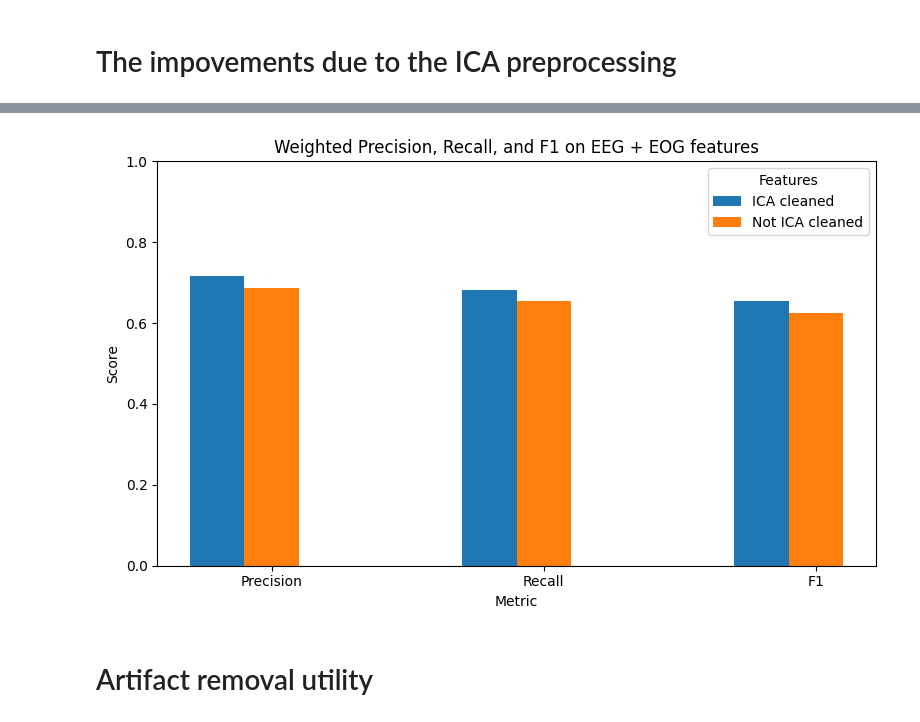
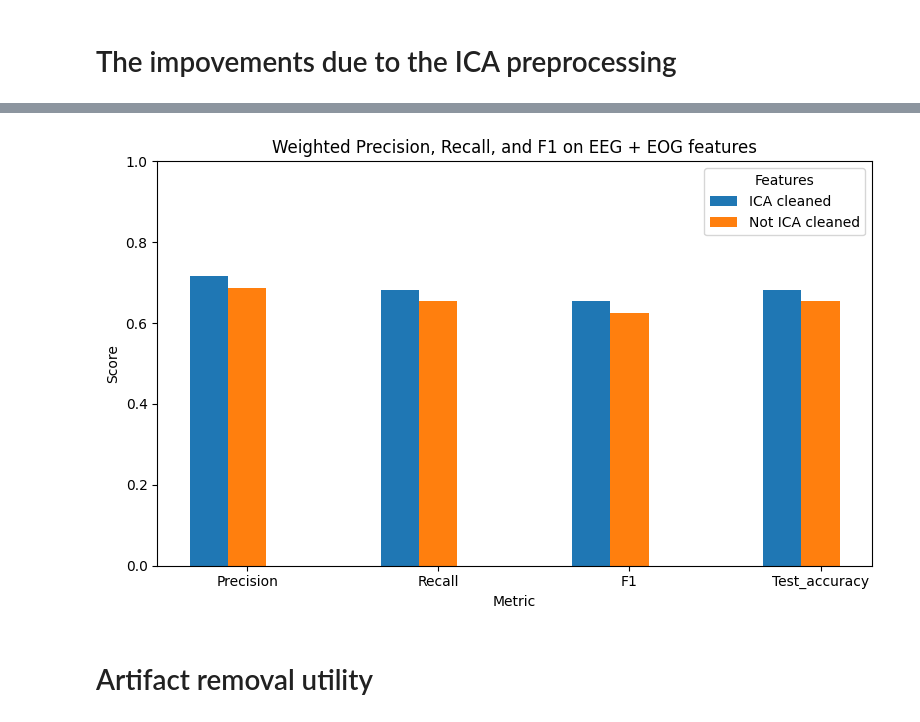
Before and after one commit to markus-marandi/signal-processing-CM2013-ss, a Jupyter notebook: notebooks/Iterative improvements.ipynb, the cells around one changed output, grey strips where cells are left out. Drawn from its saved outputs; the diff is of its cells as text; code cells hidden in the pictures.

```diff
--- a/notebooks/Iterative improvements.ipynb
+++ b/notebooks/Iterative improvements.ipynb
@@ -166,13 +176,14 @@ weighted avg       0.71      0.66      0.63      1755
 # 1) Compute weighted metrics for each model
 model_preds = results_list
 
-metrics = ['precision', 'recall', 'f1']
+metrics = ['precision', 'recall', 'f1', 'test_accuracy']
 results = {}
 for name, preds in model_preds.items():
     results[name] = [
         precision_score(label_list[name], preds, average='weighted'),
         recall_score(   label_list[name], preds, average='weighted'),
         f1_score(       label_list[name], preds, average='weighted'),
+        accuracy_list[name]
     ]
 
 # 2) Prepare for plotting
@@ -226,6 +237,7 @@ label_col = 'label'
 
 label_list ={}
 results_list = {}
+accuracy_list = {}
 for i, df in enumerate(df_list):
     # Separate out IDs and target
     ids    = df[id_cols]
@@ -277,6 +289,8 @@ for i, df in enumerate(df_list):
 
     print("\n=== Classification Report ===")
     print(classification_report(y_test, y_pred_rf))
+    print(f"Accuracy: {accuracy_score(y_test, y_pred_rf):.4f}")
+    accuracy_list[name_list[i]] = accuracy_score(y_test, y_pred_rf)
 
     cm = confusion_matrix(y_test, y_pred_rf)
     plt.figure(figsize=(6,5))
@@ -335,13 +353,14 @@ weighted avg       0.71      0.66      0.63      1755
 # 1) Compute weighted metrics for each model
 model_preds = results_list
 
-metrics = ['precision', 'recall', 'f1']
+metrics = ['precision', 'recall', 'f1', 'test_accuracy']
 results = {}
 for name, preds in model_preds.items():
     results[name] = [
         precision_score(label_list[name], preds, average='weighted'),
         recall_score(   label_list[name], preds, average='weighted'),
         f1_score(       label_list[name], preds, average='weighted'),
+        accuracy_list[name]
     ]
 
 # 2) Prepare for plotting
@@ -389,6 +408,7 @@ label_col = 'label'
 
 label_list ={}
 results_list = {}
+accuracy_list ={}
 for i, df in enumerate(df_list):
     # Separate out IDs and target
     ids    = df[id_cols]
@@ -440,6 +460,8 @@ for i, df in enumerate(df_list):
 
     print("\n=== Classification Report ===")
     print(classification_report(y_test, y_pred_rf))
+    print(f"Accuracy: {accuracy_score(y_test, y_pred_rf):.4f}")
+    accuracy_list[name_list[i]] = accuracy_score(y_test, y_pred_rf)
 
     cm = confusion_matrix(y_test, y_pred_rf)
     plt.figure(figsize=(6,5))
@@ -498,36 +524,37 @@ weighted avg       0.69      0.66      0.63      1755
 # 1) Compute weighted metrics for each model
 model_preds = results_list
 
-metrics = ['precision', 'recall', 'f1']
+metrics = ['precision', 'recall', 'f1', 'test_accuracy']
 results = {}
 for name, preds in model_preds.items():
     results[name] = [
         precision_score(label_list[name], preds, average='weighted'),
         recall_score(   label_list[name], preds, average='weighted'),
         f1_score(       label_list[name], preds, average='weighted'),
+        accuracy_list[name]
     ]
 
 # 2) Prepare for plotting
 labels = [m.capitalize() for m in metrics]
 x = np.arange(len(labels))
 width = 0.2  # width of each bar
 
 # 3) Create grouped bar chart
 plt.figure(figsize=(8, 5))
 for i, (df, scores) in enumerate(results.items()):
     plt.bar(x + (i - 1)*width, scores, width, label=df)
 
 # 4) Labels and legend
 plt.xticks(x, labels)
 plt.ylim(0, 1)
 plt.xlabel('Metric')
 plt.ylabel('Score')
 plt.title('Weighted Precision, Recall, and F1 on EEG + EOG features')
 plt.legend(title='Features')
 plt.tight_layout()
 plt.show()
 # %% [output]
-[figure, old version]
+[figure, new version]
 # %% [markdown]
 # Artifact removal utility
 # %%
```
Also changed, not shown: parts of 28 cells of this notebook.
